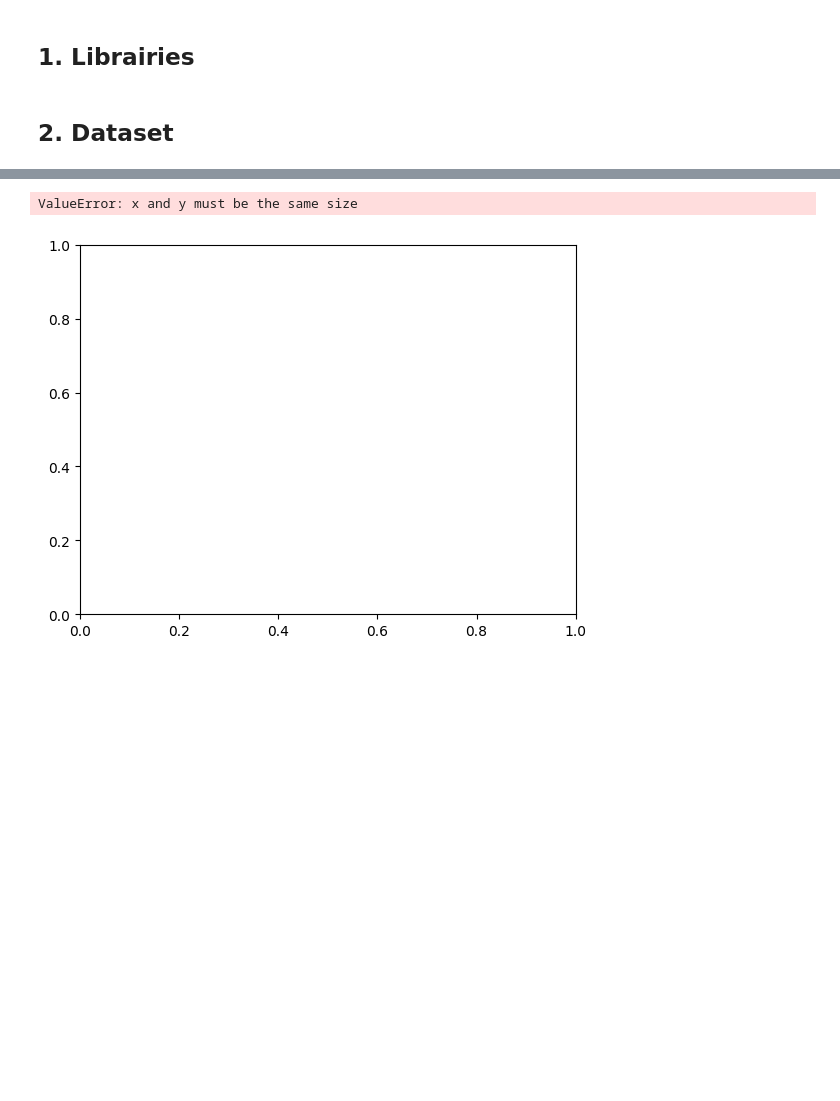
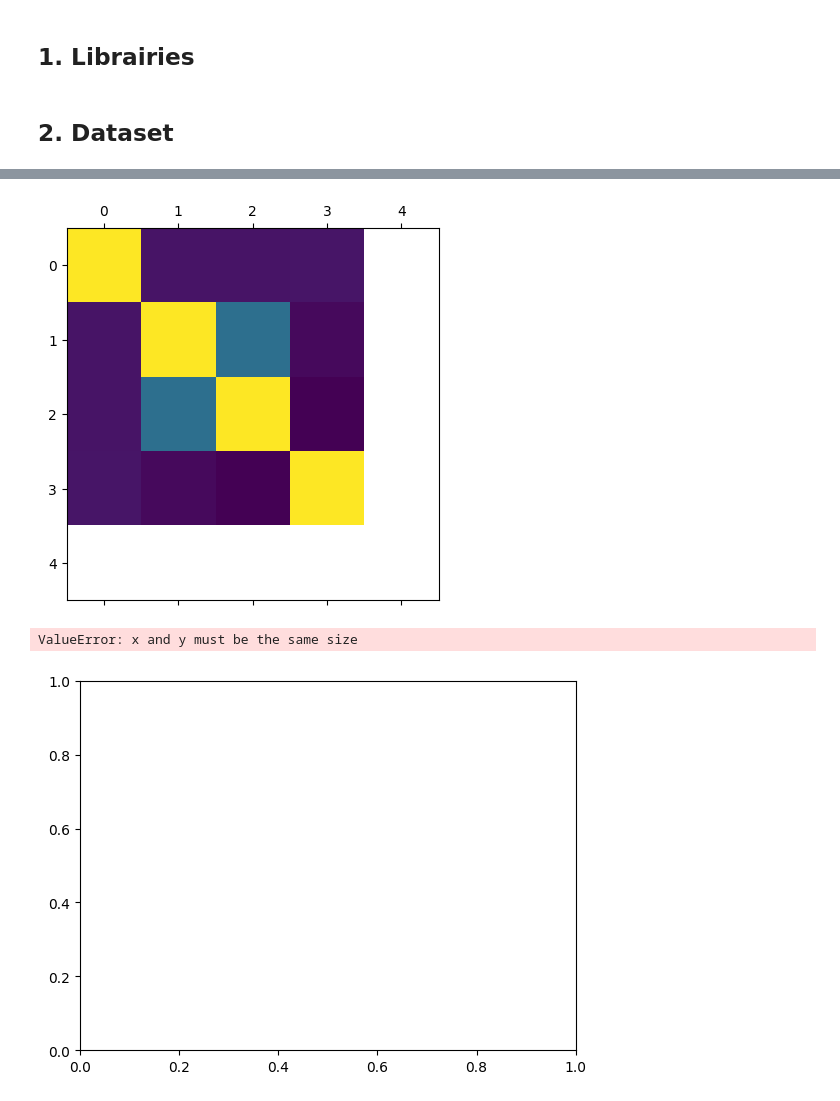
Before and after one commit to AranOribu/Prediction-Erreur-JetVarnish3DEvo, a Jupyter notebook: models/model_classification_anomaly_detection.ipynb, the cells around one changed output, grey strips where cells are left out. Saved outputs shown, nothing was run; the diff lists cells and outputs as text; code cells hidden in the pictures; blank space fills up the shorter version.

```diff
--- a/models/model_classification_anomaly_detection.ipynb
+++ b/models/model_classification_anomaly_detection.ipynb
@@ -57,2 +72,8 @@ plt.show()
+# %%
+corr_matrix = ifoil_df.corr(numeric_only=True)
+plt.matshow(corr_matrix)
+plt.show()
+# %% [output]
+[figure, added]
 # %%
 # Convert the salary values to a numpy array
```
Also changed, not shown: parts of 9 cells of this notebook, 3 other files.
